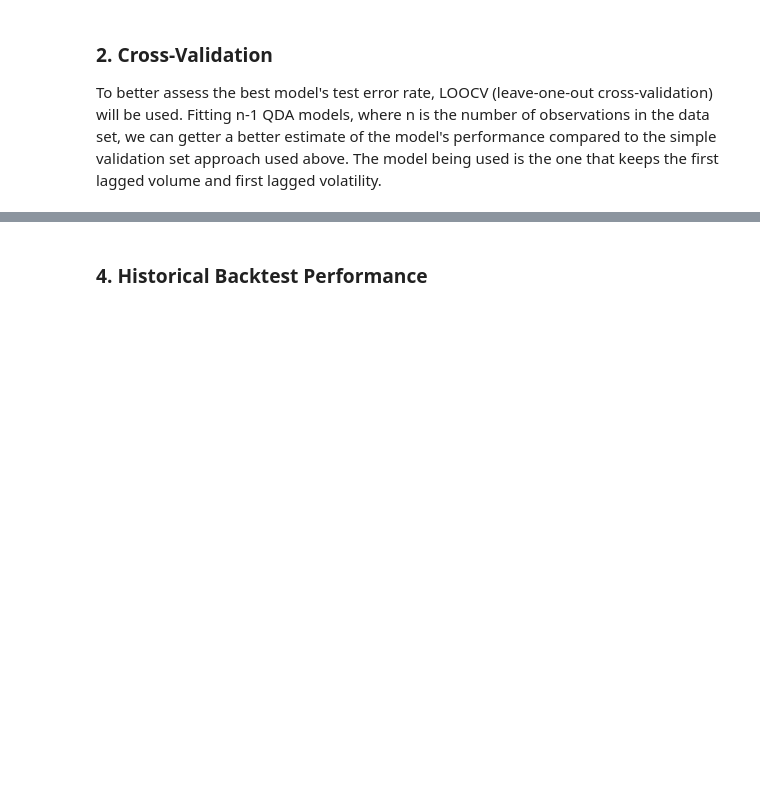
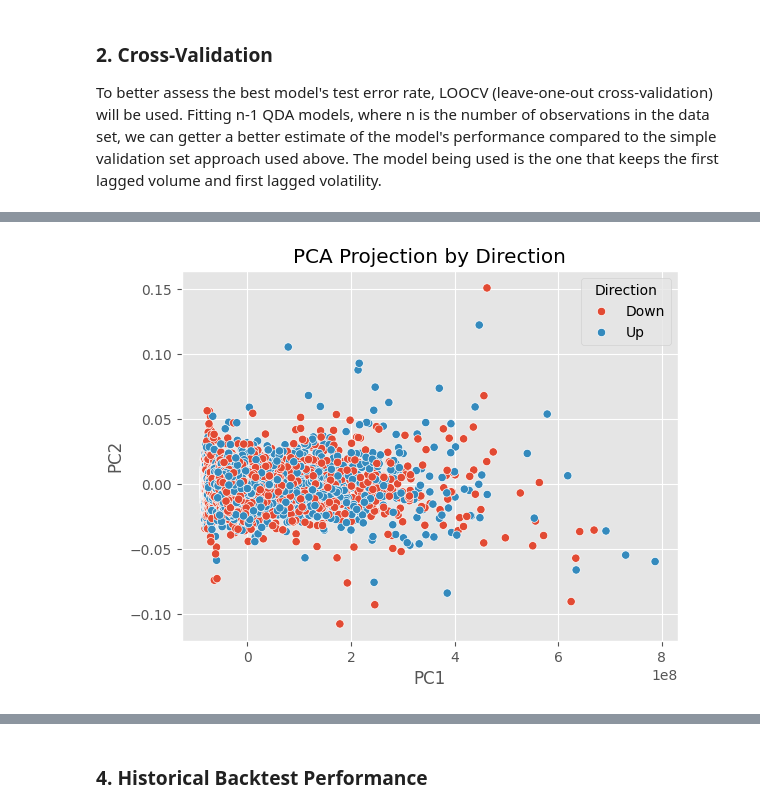
Before and after one commit to tzabcoder/QuantitativeFinance, a Jupyter notebook: Regression_Analysis/daily_market_prediction.ipynb, the cells around one changed output, grey strips where cells are left out. Cells and saved outputs as stored; diff of their text form; code cells hidden in the pictures; blank space fills up the shorter version.

```diff
--- a/Regression_Analysis/daily_market_prediction.ipynb
+++ b/Regression_Analysis/daily_market_prediction.ipynb
@@ -149,11 +152,16 @@ alpha = 0.05
 # Seperate the predictor columns
 predictor_columns = data.columns.drop(['Returns', 'Direction', 'Volume'])
 
-for predictor in predictor_columns:
-    stat, pvalue = normaltest(data[predictor])
+# Group the data into Up and Down classes
+grouped = data.groupby('Direction')
+for name, group in grouped:
+    print(f'Predictor Distributions ({name}) =================')
 
-    if pvalue <= alpha:
-        print(f'95% confident that: {predictor} is normally distributed.')
-    else:
-        print(f'95% confident that: {predictor} is not normally distributed.')
+    for predictor in predictor_columns:
+        stat, pval = normaltest(group[predictor])
+
+        if pvalue <= alpha:
+            print(f'95% confident that: {predictor} is normally distributed.')
+        else:
+            print(f'95% confident that: {predictor} is not normally distributed.')
 # %% [output]
@@ -581,0 +614,74 @@ To see how the predictors in the best QDA model relate to eachother, the code be
+# %%
+# Check the covariance matrices across predictors
+
+# Group the data into Up and Down classes
+grouped = data.groupby('Direction')
+for name, group in grouped:
+    # Calculate the rank
+    cov = np.cov(group[predictor_columns].T)
+    rank = np.linalg.matrix_rank(cov)
+
+    # Calculate the number of unique rows (per class)
+    unique_rows = group[predictor_columns].drop_duplicates().shape[0]
+
+    print(f'{name} - Rank: {rank} | Shape: {cov.shape}')
+    print(f'{name} - Unique Rows: {unique_rows}')
+
+# Use Principal Component Analysis to see if each group is concentrated along a single axis
+pca = PCA(n_components=2)
+components = pca.fit_transform(data[predictor_columns])
+data[['PC1', 'PC2']] = components
+
+sns.scatterplot(data=data, x='PC1', y='PC2', hue='Direction')
+plt.title('PCA Projection by Direction')
+plt.show()
+
+def james_test(group1, group2):
+    """
+    Perform James's test for equality of mean vectors when covariance matrices may be unequal or singular.
+
+    Parameters:
+    - group1: pd.DataFrame of shape (n1, p)
+    - group2: pd.DataFrame of shape (n2, p)
+
+    Returns:
+    - Dictionary with James T^2 statistic, degrees of freedom, and p-value
+    """
+    n1, p = group1.shape
+    n2 = group2.shape[0]
+
+    # Sample covariance matrices
+    S1 = np.cov(group1, rowvar=False)
+    S2 = np.cov(group2, rowvar=False)
+
+    # Sample means
+    x1_bar = np.mean(group1, axis=0)
+    x2_bar = np.mean(group2, axis=0)
+
+    # Pooled covariance estimate using generalized inverse
+    Sp = (S1 / n1) + (S2 / n2)
+    Sp_inv = pinv(Sp)  # Generalized inverse in case of singularity
+
+    # Difference in means
+    mean_diff = x1_bar - x2_bar
+
+    # James's T² statistic
+    T2 = mean_diff @ Sp_inv @ mean_diff.T
+
+    # Approximate degrees of freedom
+    trace_term = np.trace((S1 / n1) @ Sp_inv @ (S1 / n1) @ Sp_inv) + np.trace((S2 / n2) @ Sp_inv @ (S2 / n2) @ Sp_inv)
+    df = (p ** 2 + p) / trace_term if trace_term > 0 else np.inf
+
+    # Chi-squared p-value
+    p_value = 1 - chi2.cdf(T2, df)
+
+    return {"James T^2": T2, "df": df, "p-value": p_value}
+
+# Check the equivalence of the covariance matrices using the James's Test
+g1 = data[data['Direction'] == 'Up'][predictor_columns]
+g2 = data[data['Direction'] == 'Down'][predictor_columns]
+
+result = james_test(g1, g2)
+
+print(result)
+# %% [output]
@@ -581,0 +692 @@ To see how the predictors in the best QDA model relate to eachother, the code be
+[figure, added]
```
Also changed, not shown: parts of 17 cells of this notebook.
